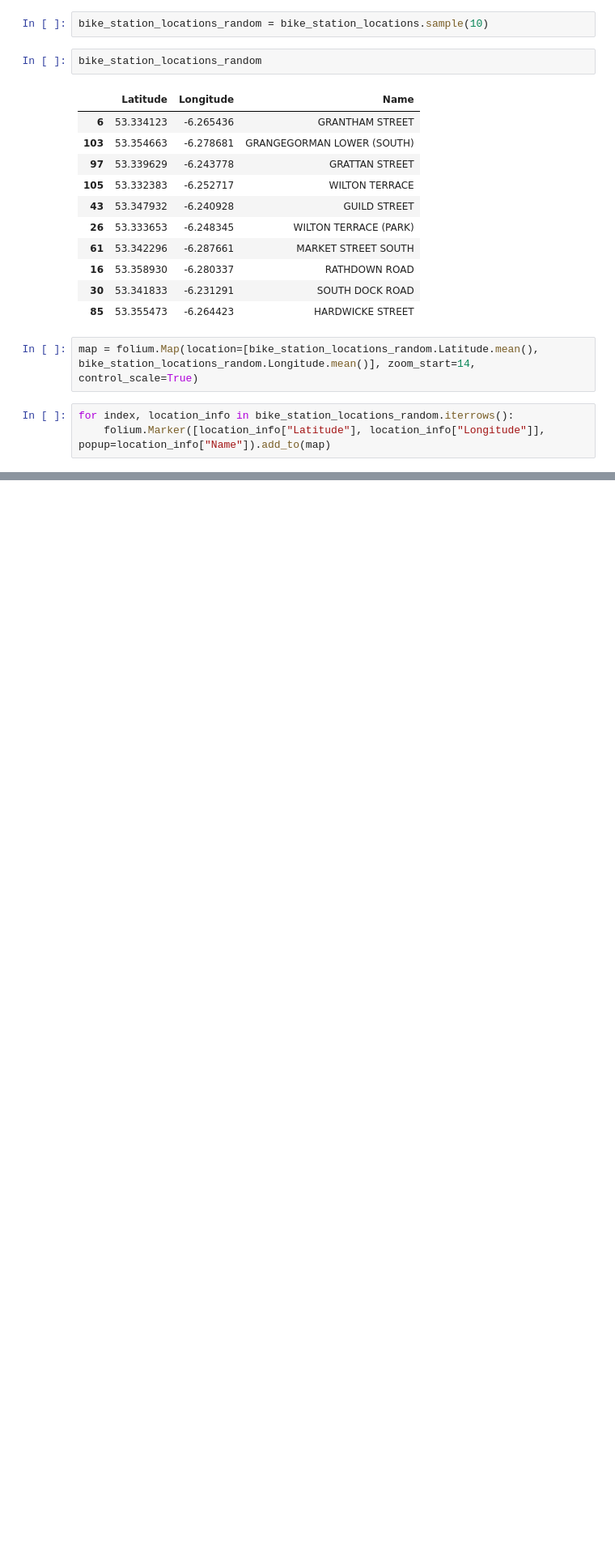
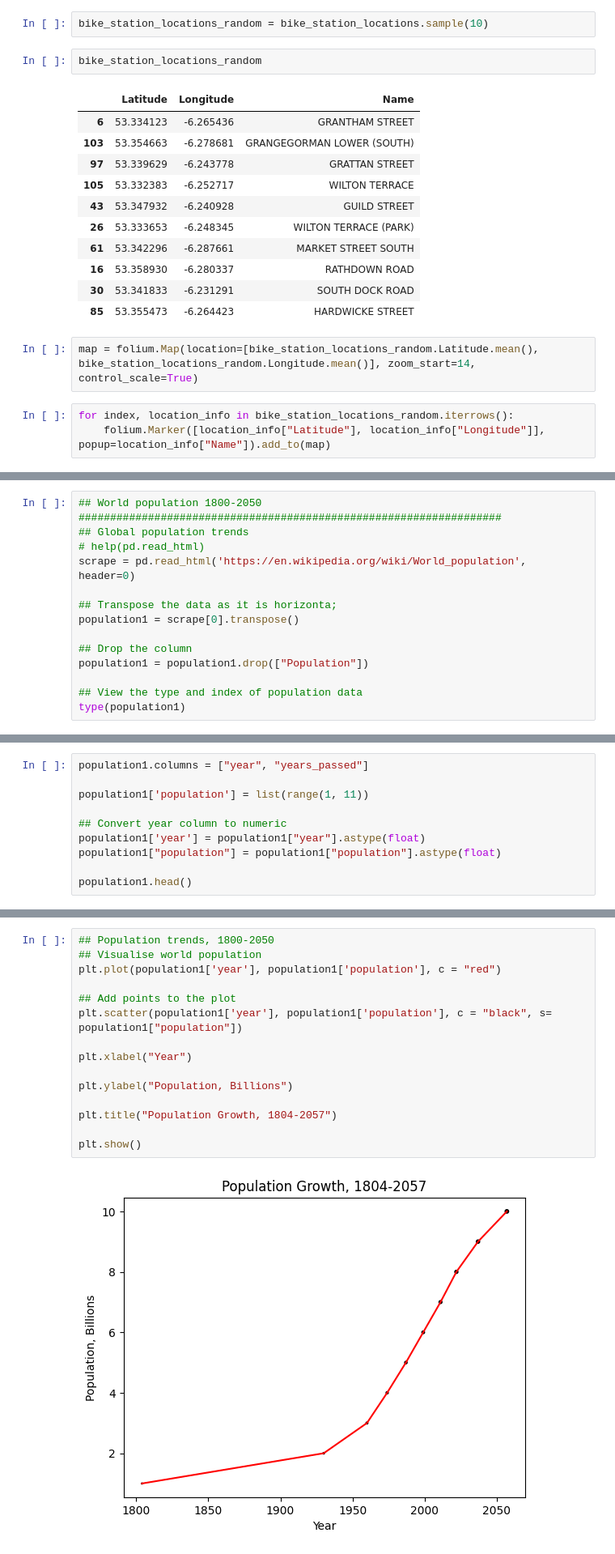
Before and after one commit to KTUYTS/cs441-19-sp2023-data-visualization, a Jupyter notebook: cs441_sp2023_tuyts.ipynb, the cells around one changed output, grey strips where cells are left out. Shown at 81% size. Drawn from its saved outputs; the diff is of its cells as text; blank space fills up the shorter version.

```diff
--- a/cs441_sp2023_tuyts.ipynb
+++ b/cs441_sp2023_tuyts.ipynb
@@ -448,0 +466,15 @@ map
+# %%
+## World population 1800-2050
+###################################################################
+## Global population trends
+# help(pd.read_html)
+scrape = pd.read_html('https://en.wikipedia.org/wiki/World_population', header=0)
+
+## Transpose the data as it is horizonta;
+population1 = scrape[0].transpose()
+
+## Drop the column
+population1 = population1.drop(["Population"])
+
+## View the type and index of population data
+type(population1)
@@ -448,0 +489,10 @@ map
+# %%
+population1.columns = ["year", "years_passed"]
+
+population1['population'] = list(range(1, 11))
+
+## Convert year column to numeric
+population1['year'] = population1["year"].astype(float)
+population1["population"] = population1["population"].astype(float)
+
+population1.head()
@@ -448,0 +607,17 @@ map
+# %%
+## Population trends, 1800-2050
+## Visualise world population
+plt.plot(population1['year'], population1['population'], c = "red")
+
+## Add points to the plot
+plt.scatter(population1['year'], population1['population'], c = "black", s= population1["population"])
+
+plt.xlabel("Year")
+
+plt.ylabel("Population, Billions")
+
+plt.title("Population Growth, 1804-2057")
+
+plt.show()
+# %% [output]
+[figure, added]
```
Also changed, not shown: parts of 24 cells of this notebook.
